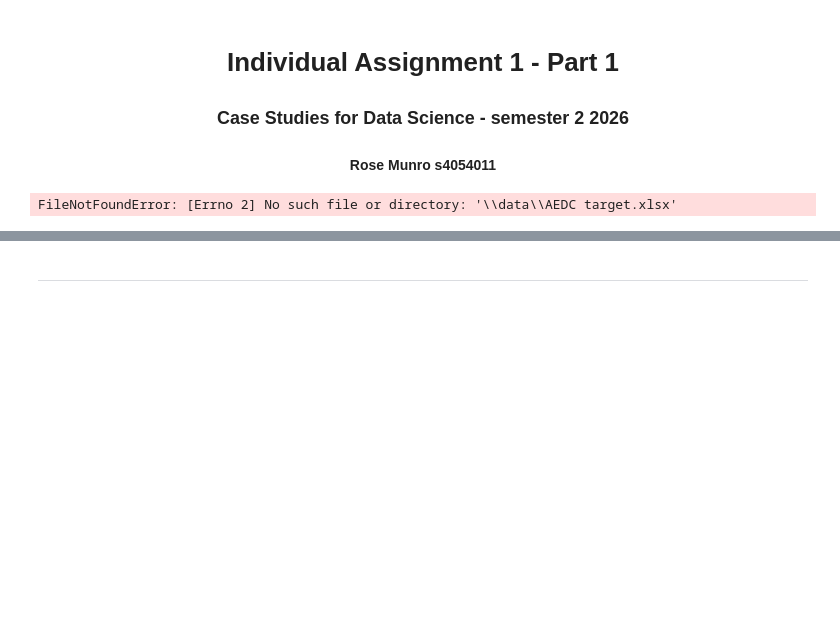
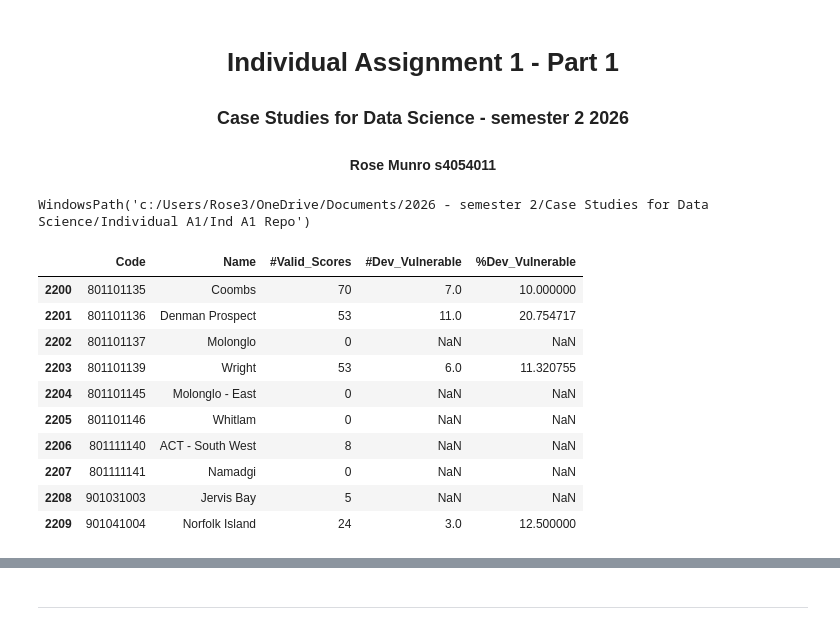
Before and after one commit to beansOnToads/COSC2816_s4054011_Ind_A1_P1, a Jupyter notebook: s4054011.ipynb, the cells around one changed output, grey strips where cells are left out. Saved outputs shown, nothing was run; the diff lists cells and outputs as text; code cells hidden in the pictures; blank space fills up the shorter version.

```diff
--- a/s4054011.ipynb
+++ b/s4054011.ipynb
@@ -12,9 +12,11 @@ import matplotlib.pyplot as plt
 #import sklearn TODO: select models
 # %%
 #Using 2021 Census data as most current data with AEDC data match
+Path.cwd()
+# %% [output]
+WindowsPath('c:/Users/Rose3/OneDrive/Documents/2026 - semester 2/Case Studies for Data Science/Individual A1/Ind A1 Repo')
 # %%
-aedc_target = pd.read_excel("\\data\\aedc_target.xlsx",
+aedc_target = pd.read_excel("data\\aedc_target.xlsx",
               sheet_name = "Target_sorted",
-              dtype={"Code": str})
+              dtype={"Code": str},
+              na_values="*")
-# %% [output]
-FileNotFoundError: [Errno 2] No such file or directory: '\\data\\AEDC target.xlsx'
@@ -20,0 +25,15 @@ FileNotFoundError: [Errno 2] No such file or directory: '\\data\\AEDC target.xls
+# %%
+# aedc_target.tail(10)
+aedc_target.tail(10)
+# %% [output]
+|  | Code | Name | #Valid_Scores | #Dev_Vulnerable | %Dev_Vulnerable |
+| 2200 | 801101135 | Coombs | 70 | 7.0 | 10.000000 |
+| 2201 | 801101136 | Denman Prospect | 53 | 11.0 | 20.754717 |
+| 2202 | 801101137 | Molonglo | 0 | NaN | NaN |
+| 2203 | 801101139 | Wright | 53 | 6.0 | 11.320755 |
+| 2204 | 801101145 | Molonglo - East | 0 | NaN | NaN |
+| 2205 | 801101146 | Whitlam | 0 | NaN | NaN |
+| 2206 | 801111140 | ACT - South West | 8 | NaN | NaN |
+| 2207 | 801111141 | Namadgi | 0 | NaN | NaN |
+| 2208 | 901031003 | Jervis Bay | 5 | NaN | NaN |
+| 2209 | 901041004 | Norfolk Island | 24 | 3.0 | 12.500000 |
```
Also changed, not shown: parts of 3 cells of this notebook.
